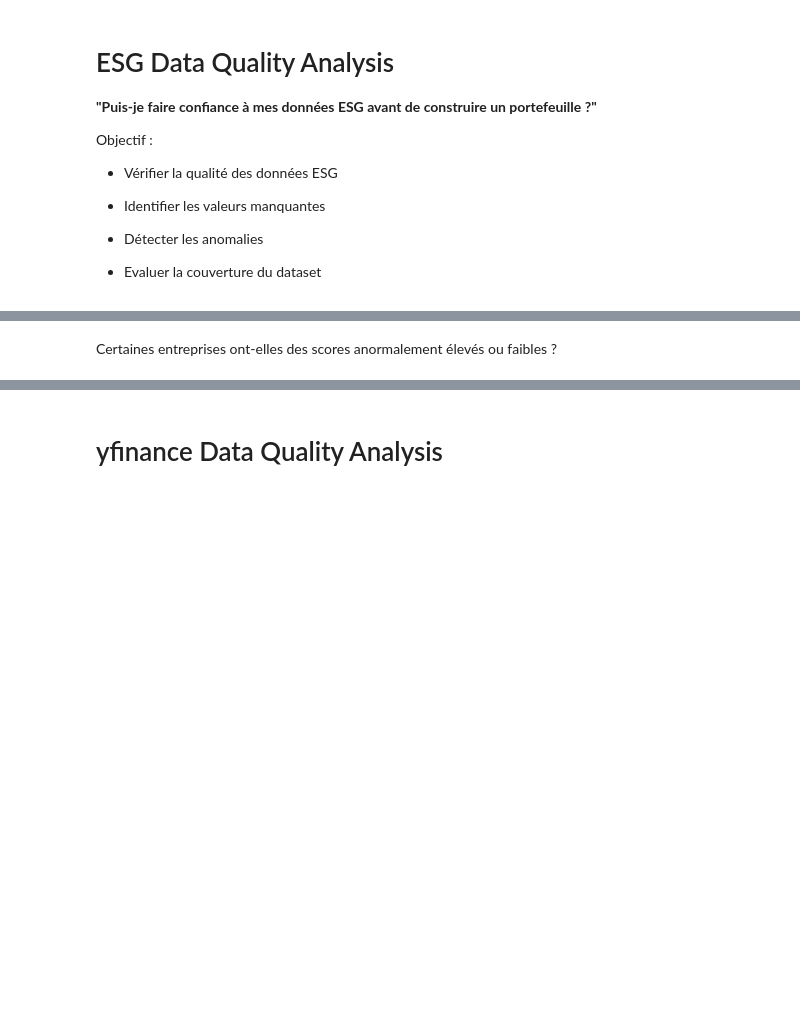
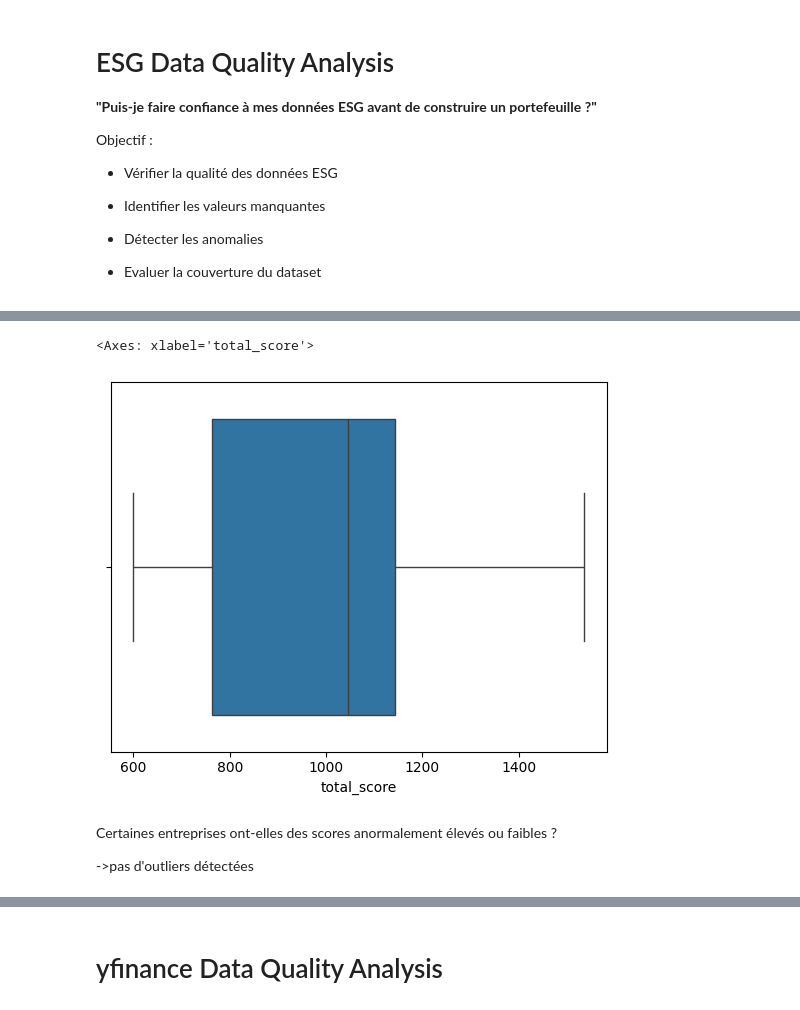
Before and after one commit to ambre-bissi/ESG-Portfolio-Optimizer, a Jupyter notebook: Notebooks/1_data_quality.ipynb, the cells around one changed output, grey strips where cells are left out. Cells and saved outputs as stored; diff of their text form; code cells hidden in the pictures; blank space fills up the shorter version.

Commit message:
test avec data_esg

```diff
--- a/Notebooks/1_data_quality.ipynb
+++ b/Notebooks/1_data_quality.ipynb
@@ -25,4 +25,5 @@ import seaborn as sns
 
 from scipy.stats import zscore
 
-#esg = pd.read_csv("data_esg.csv")
+esg = pd.read_csv("data_esg.csv")
+esg.head()
@@ -75,14 +136,19 @@ Comment gérer ces absences de valeur ?
 # %%
 #détection d'anomalies
 
-esg["z_score"] = zscore(esg["ESG"])
+esg["z_score"] = zscore(esg["total_score"])
 #"ESG"<->"total_score"
 
 #outliers = esg[abs(esg["z_score"]) > 3]
 
-sns.boxplot(x=esg["ESG"])
+sns.boxplot(x=esg["total_score"])
+# %% [output]
+<Axes: xlabel='total_score'>
+[figure, added]
 # %% [markdown]
 Certaines entreprises ont-elles des scores anormalement élevés ou faibles ?
+
+->pas d'outliers détectées
 # %%
 #analyse par secteurs
 
```
Also changed, not shown: parts of 14 cells of this notebook.
